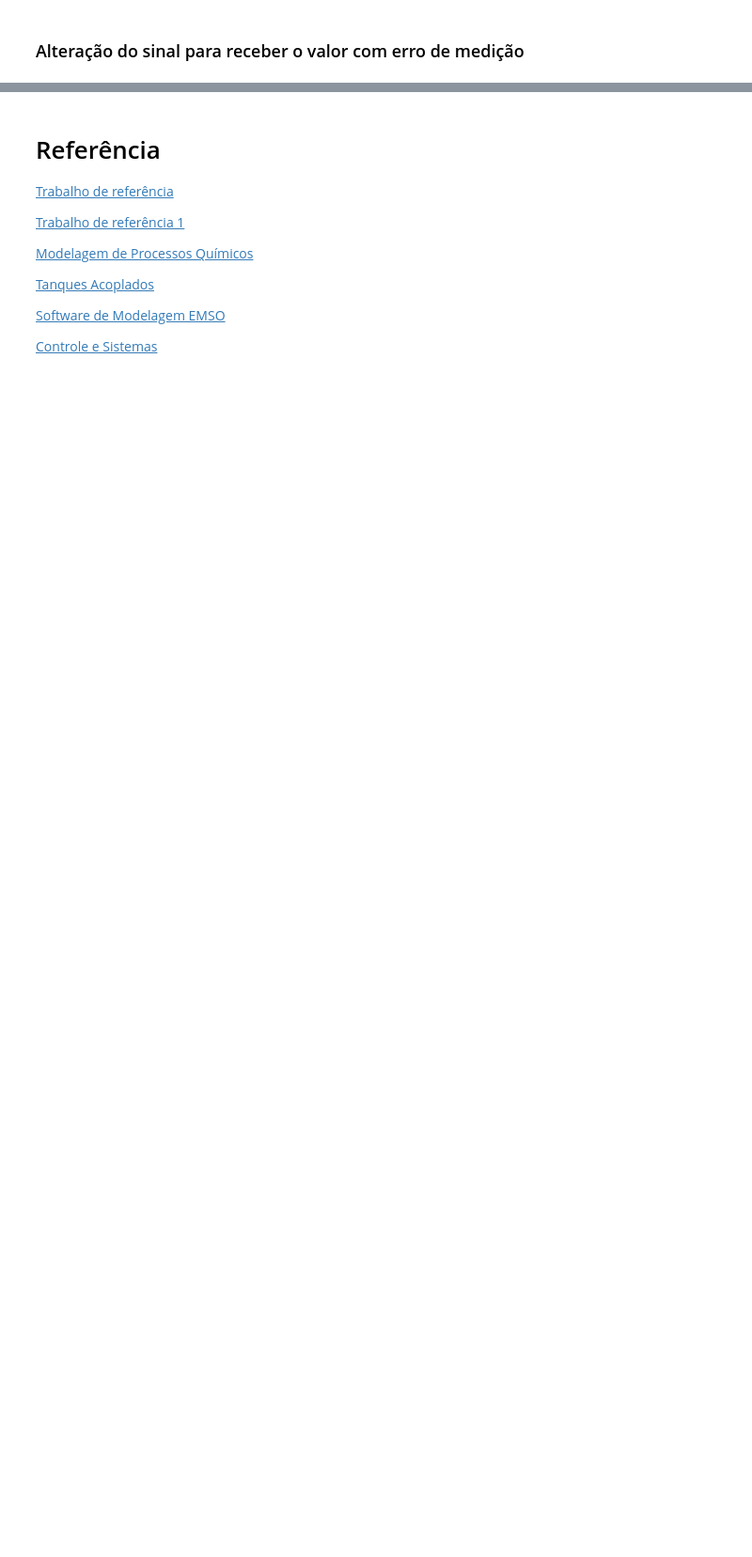
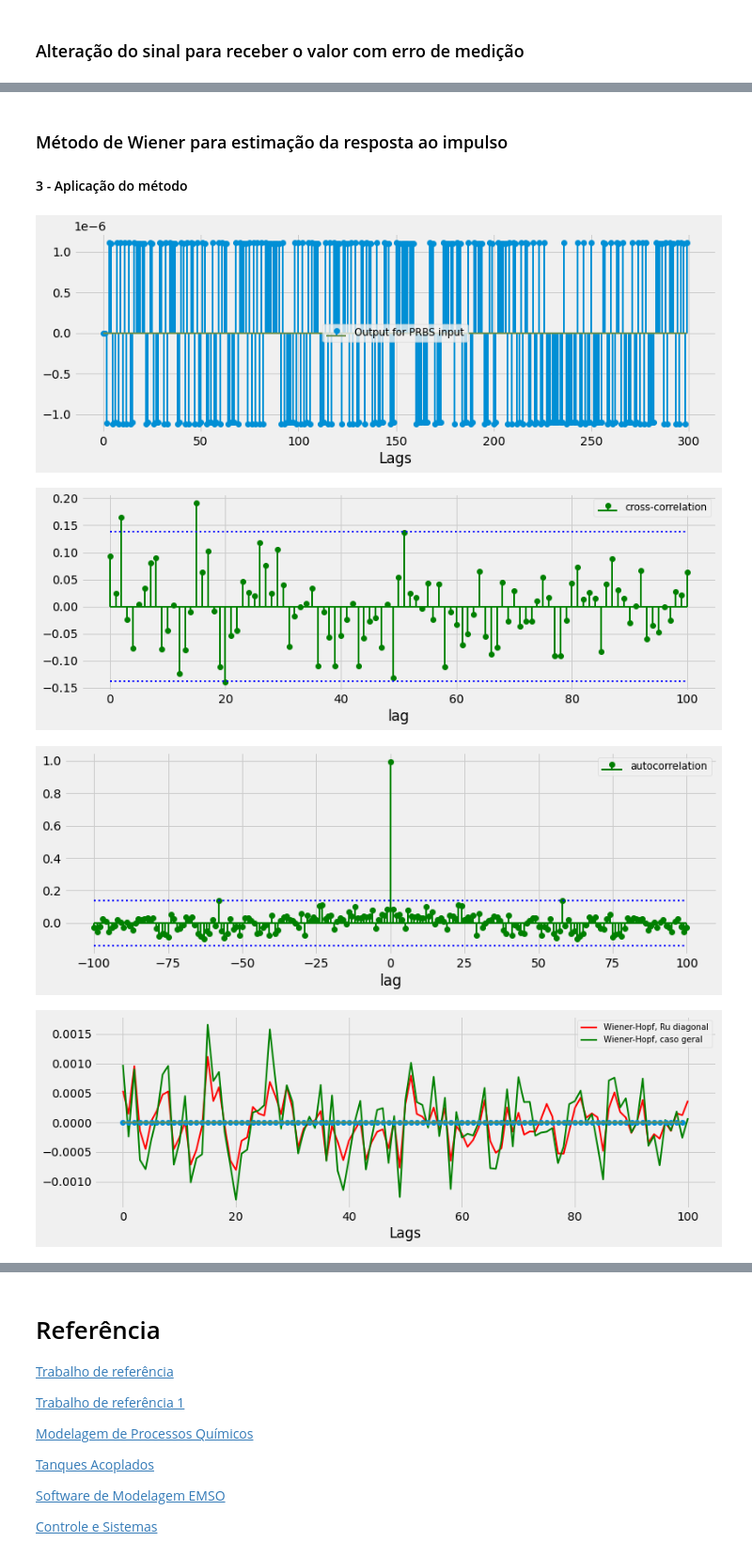
Before and after one commit to felipefrocha/esufmg-tmsd, a Jupyter notebook: modelo_tanques_acoplados/tanques_acomplados.ipynb, the cells around one changed output, grey strips where cells are left out. Shown at 94% size. Saved outputs shown, nothing was run; the diff lists cells and outputs as text; code cells hidden in the pictures; blank space fills up the shorter version.

```diff
--- a/modelo_tanques_acoplados/tanques_acomplados.ipynb
+++ b/modelo_tanques_acoplados/tanques_acomplados.ipynb
@@ -836,0 +820,72 @@ plt.show()
+# %% [markdown]
+### Método de Wiener para estimação da resposta ao impulso
+
+#### 3 - Aplicação do método
+# %%
+
+limit = 300
+a_range = 200
+
+# tf = signal.TransferFunction([k],[tal,-1],dt=1)
+tf = signal.TransferFunction([k],[117438.663,714.3913, 1],dt=1)
+
+u_t1 = prbs_signal(limit,10,1) - 0.5
+t_prbs, y_prbs = signal.dlsim(tf, u_t1)
+
+y_prbs = np.squeeze(y_prbs)
+fig = plt.figure(figsize=(12, 4))
+plt.stem(t_prbs, y_prbs, '-')
+plt.legend(['Output for PRBS input'],loc='best', fontsize = 'small')
+plt.xlabel('Lags')
+plt.show()
+
+e = np.random.rand(len(u_t1))
+# ajustando variancia para aproximadamente 0,1
+e = 0.01*(e - np.mean(e))
+
+# Correlação cruzada entrada-saída
+u_t2 = np.squeeze(u_t1)
+t_ry, ruy, l, Bruy = myccf(y_prbs[limit-a_range:limit]+e[limit-a_range:limit],u_t2[limit-a_range:limit],len(u_t2[limit-a_range:limit])/2+1,0,1,legend = "cross-correlation")
+# Autocorrelação entrada PRBS
+t_ru, ru, l, Bru = myccf(u_t2[limit-a_range:limit],u_t2[limit-a_range:limit],len(u_t2[limit-a_range:limit]),1,1,legend = "autocorrelation")
+
+# Estimando resposta ao impulso via Wiener-Hopf assumindo que a entrada eh perfeitamente
+# aleatoria, ou seja, Ruu diagonal, eq. (4.14) do livro.
+
+u_var = np.var(u_t2,ddof =1)
+h = ruy/u_var # h = ruy/Bru
+
+fig = plt.figure(figsize=(12, 4))
+p1, = plt.plot(h*Bruy, color = 'red', label = 'Wiener-Hopf, Ru diagonal')
+plt.xlabel('Lags')
+
+# Estimando resposta ao impulso via Wiener-Hopf sem assumir Ruu diagonal,
+# método de deconvolução.
+
+rur = ru[::-1]*Bru #ru tem simetria par
+index0 = int((len(rur)-1)/2)
+Ru = rur[index0:]
+for i in range(1,index0+1):
+    newrow = rur[index0 - i:-i]
+    Ru = np.vstack([Ru, newrow])
+
+Ru = np.matrix(Ru)
+ruy_v = np.matrix(ruy)
+Rui = np.linalg.inv(Ru)
+Hm = np.inner(Rui,ruy_v)/500
+p2, = plt.plot(t_ry,Hm, color = 'green', label = 'Wiener-Hopf, caso geral')
+
+lines = [p1,p2]
+plt.legend(lines, [l.get_label() for l in lines])
+
+# Estimando resposta ao impulso simulando
+t_imp, y_imp = signal.dimpulse(tf)
+y_imp = np.squeeze(y_imp)
+plt.stem(t_imp[0:], y_imp[0:], '-')
+
+plt.show()
+# %% [output]
+[figure, added]
+[figure, added]
+[figure, added]
+[figure, added]
```
Also changed, not shown: parts of 15 cells of this notebook.
